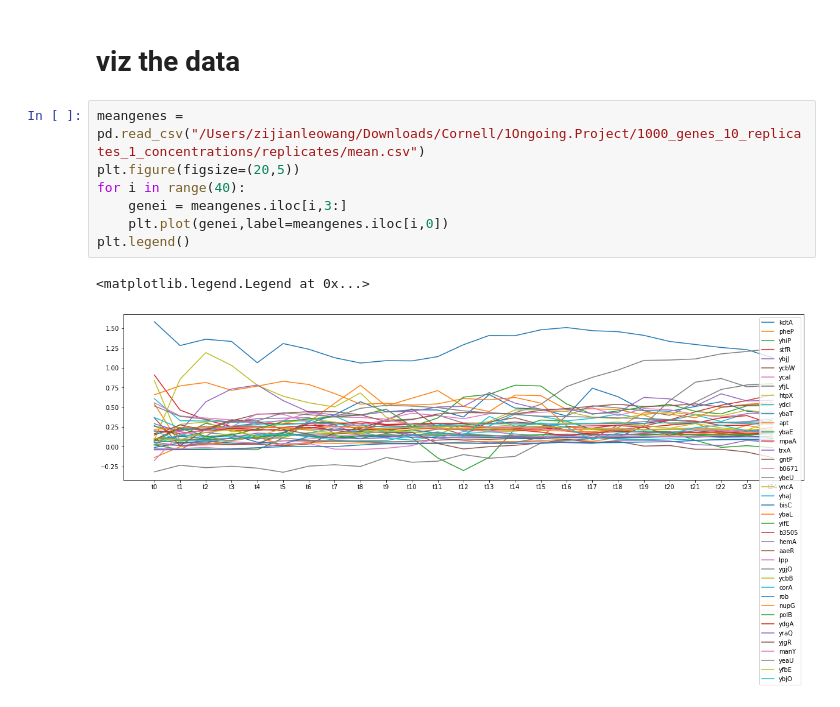
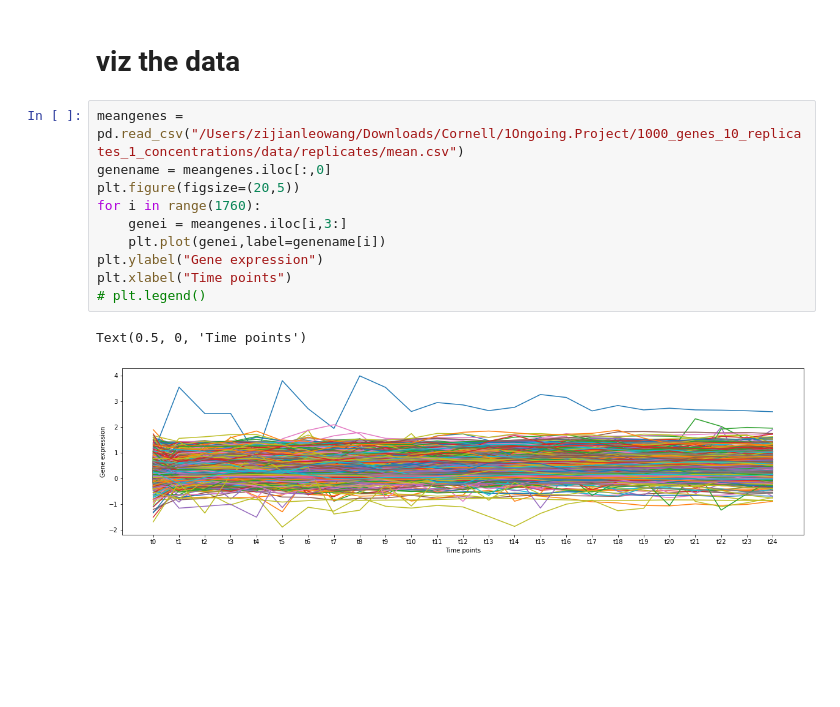
Before and after one commit to ZJLEOWANG3/BayesianTimeSeries, a Jupyter notebook: Toxicogenomics.ipynb, the cells around one changed output. Saved outputs shown, nothing was run; the diff lists cells and outputs as text; blank space fills up the shorter version.

Commit message:
update gene annotation and toxicogenomcis application

```diff
--- a/Toxicogenomics.ipynb
+++ b/Toxicogenomics.ipynb
@@ -123,12 +93,15 @@ for j,dfj in enumerate(replicates):
 # %% [markdown]
 # viz the data
 # %%
-meangenes = pd.read_csv("/Users/zijianleowang/Downloads/Cornell/1Ongoing.Project/1000_genes_10_replicates_1_concentrations/replicates/mean.csv")
+meangenes = pd.read_csv("/Users/zijianleowang/Downloads/Cornell/1Ongoing.Project/1000_genes_10_replicates_1_concentrations/data/replicates/mean.csv")
+genename = meangenes.iloc[:,0]
 plt.figure(figsize=(20,5))
-for i in range(40):
+for i in range(1760):
     genei = meangenes.iloc[i,3:]
-    plt.plot(genei,label=meangenes.iloc[i,0])
-plt.legend()
+    plt.plot(genei,label=genename[i])
+plt.ylabel("Gene expression")
+plt.xlabel("Time points")
+# plt.legend()
 # %% [output]
-<matplotlib.legend.Legend at 0x...>
+Text(0.5, 0, 'Time points')
-[figure, old version]
+[figure, new version]
```
Also changed, not shown: parts of 34 cells of this notebook, 1 other file.
